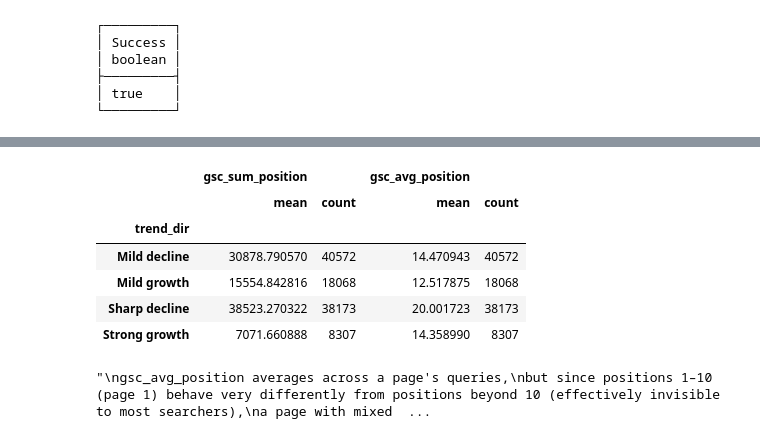
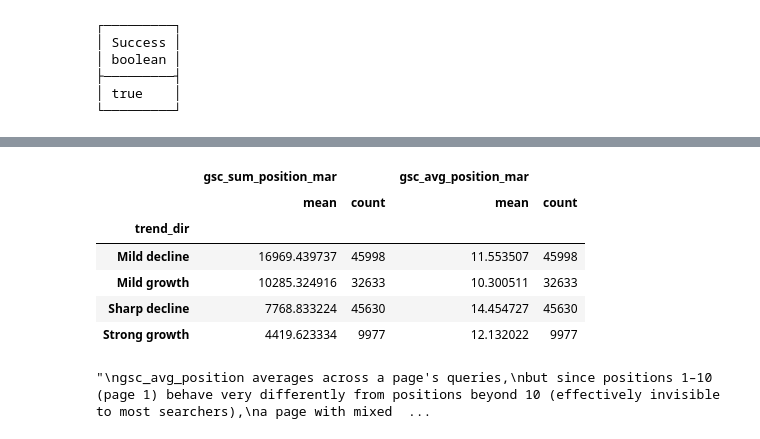
Before and after one commit to ammar-aa/Fly_rank_internship_repo, a Jupyter notebook: work/notebooks/w04_baseline_score.ipynb, the cells around one changed output, grey strips where cells are left out. Cells and saved outputs as stored; diff of their text form; code cells hidden in the pictures.

```diff
--- a/work/notebooks/w04_baseline_score.ipynb
+++ b/work/notebooks/w04_baseline_score.ipynb
@@ -56,23 +52,21 @@ dfM = con.sql("""
 SELECT
     client_hash_id,
     content_hash_id,
-    gsc_data_available,
-    ga4_data_available,
-    gsc_impressions,
-    gsc_clicks,
-    gsc_sum_position,
-    gsc_avg_position,
-    ga4_pageviews,
-    ga4_sessions,
-    ga4_users,
-    ga4_engaged_sessions
+    SUM(gsc_impressions) AS gsc_sum_impressions,
+    SUM(gsc_sum_position) AS gsc_sum_position,
+    AVG(gsc_avg_position) AS gsc_avg_position,
 FROM 'hf://datasets/FlyRank/internship-warehouse/fact_content_daily_performance/month=2026-03/data_0.parquet'
+GROUP BY
+    client_hash_id,
+    content_hash_id
 """).df()
 # %%
 cols = [
     'client_hash_id',
     'content_hash_id',
-    'gsc_impressions',
+    'gsc_sum_impressions',
+    'gsc_sum_position',
+    'gsc_avg_position',
 ]
 
 df_trend = (
@@ -88,10 +80,10 @@ NameError: name 'dfM' is not defined
 # %%
-df_trend = df_trend[df_trend['gsc_impressions_feb'] >= 30]
-df_trend = df_trend[df_trend['gsc_impressions_mar'] > 0]
+df_trend = df_trend[df_trend['gsc_sum_impressions_feb'] > 0]
+df_trend = df_trend[df_trend['gsc_sum_impressions_mar'] > 0]
 
 df_trend['trend_pct'] = (
-    (df_trend['gsc_impressions_mar'] - df_trend['gsc_impressions_feb'])
-    / df_trend['gsc_impressions_feb']
+    (df_trend['gsc_sum_impressions_mar'] - df_trend['gsc_sum_impressions_feb'])
+    / df_trend['gsc_sum_impressions_feb']
 ) * 100
 
 clip_value = df_trend['trend_pct'].quantile(0.99)
@@ -117,18 +100,18 @@ df['trend_dir'] = np.select(conditions, ranks, default=None)
 # %%
-display(df.groupby('trend_dir').agg(
+display(df_trend.groupby('trend_dir').agg(
     {
-        'gsc_sum_position': ['mean', 'count'],
-        'gsc_avg_position': ['mean', 'count'],
+        'gsc_sum_position_mar': ['mean', 'count'],
+        'gsc_avg_position_mar': ['mean', 'count'],
     }
 ))
 # %% [output]
-|  | gsc_sum_position |  | gsc_avg_position |  |
+|  | gsc_sum_position_mar |  | gsc_avg_position_mar |  |
 |  | mean | count | mean | count |
 | trend_dir |  |  |  |  |
-| Mild decline | 30878.790570 | 40572 | 14.470943 | 40572 |
-| Mild growth | 15554.842816 | 18068 | 12.517875 | 18068 |
-| Sharp decline | 38523.270322 | 38173 | 20.001723 | 38173 |
-| Strong growth | 7071.660888 | 8307 | 14.358990 | 8307 |
+| Mild decline | 16969.439737 | 45998 | 11.553507 | 45998 |
+| Mild growth | 10285.324916 | 32633 | 10.300511 | 32633 |
+| Sharp decline | 7768.833224 | 45630 | 14.454727 | 45630 |
+| Strong growth | 4419.623334 | 9977 | 12.132022 | 9977 |
 # %%
 """
 gsc_avg_position averages across a page's queries,
```
Also changed, not shown: parts of 6 cells of this notebook.
